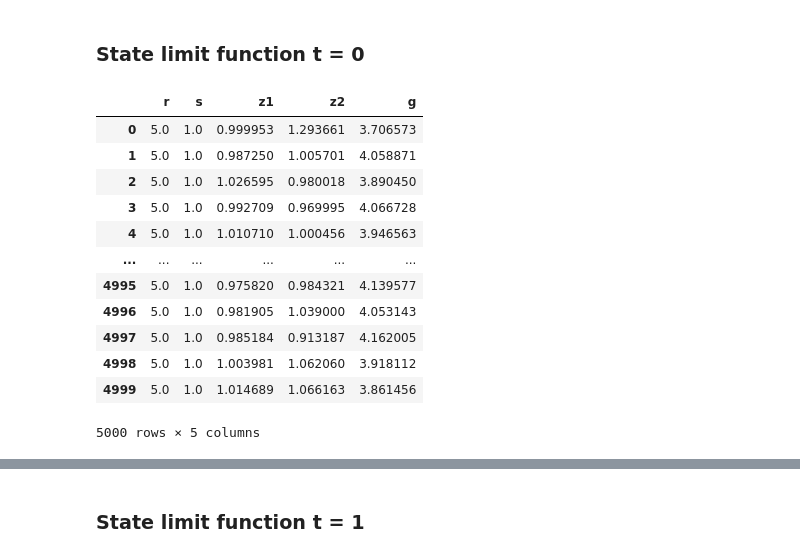
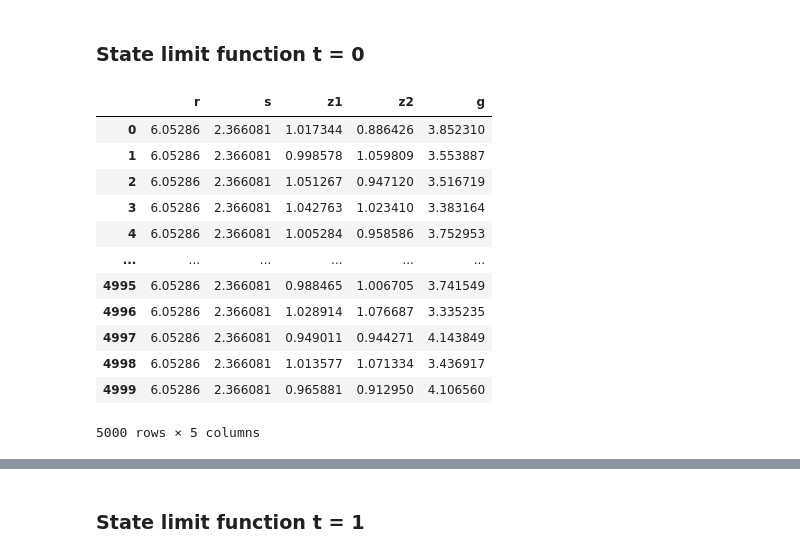
Before and after one commit to Pesquisa-UFCAT/2024-1_victor_hugo_renata_maria, a Jupyter notebook: toy_problem/charts_1.ipynb, the cells around one changed output, grey strips where cells are left out. Drawn from its saved outputs; the diff is of its cells as text; code cells hidden in the pictures.

```diff
--- a/toy_problem/charts_1.ipynb
+++ b/toy_problem/charts_1.ipynb
@@ -12,20 +13,25 @@ import numpy as np
 ### State limit function t = 0
 # %%
 n_latent_samples = 5000
-x = np.array([[5, 2]])
-y, df = state_limit_function_time(x, n_latent_samples, t=0)
-df[0]
+n_samples = 10
+r   = Normal(loc = 5., scale=0.8)
+s   = Normal(loc = 2., scale=0.6)
+joint = JointIndependent(marginals=[r, s])
+x_val = joint.rvs(n_samples)
+y, df = state_limit_function_time(x_val, n_latent_samples, t=0)
-# %% [output]
-|  | r | s | z1 | z2 | g |
-| 0 | 5.0 | 1.0 | 0.999953 | 1.293661 | 3.706573 |
-| 1 | 5.0 | 1.0 | 0.987250 | 1.005701 | 4.058871 |
-| 2 | 5.0 | 1.0 | 1.026595 | 0.980018 | 3.890450 |
-| 3 | 5.0 | 1.0 | 0.992709 | 0.969995 | 4.066728 |
-| 4 | 5.0 | 1.0 | 1.010710 | 1.000456 | 3.946563 |
-| ... | ... | ... | ... | ... | ... |
-| 4995 | 5.0 | 1.0 | 0.975820 | 0.984321 | 4.139577 |
-| 4996 | 5.0 | 1.0 | 0.981905 | 1.039000 | 4.053143 |
-| 4997 | 5.0 | 1.0 | 0.985184 | 0.913187 | 4.162005 |
-| 4998 | 5.0 | 1.0 | 1.003981 | 1.062060 | 3.918112 |
-| 4999 | 5.0 | 1.0 | 1.014689 | 1.066163 | 3.861456 |
-5000 rows × 5 columns
+# %%
+df[1]
+# %% [output]
+|  | r | s | z1 | z2 | g |
+| 0 | 6.05286 | 2.366081 | 1.017344 | 0.886426 | 3.852310 |
+| 1 | 6.05286 | 2.366081 | 0.998578 | 1.059809 | 3.553887 |
+| 2 | 6.05286 | 2.366081 | 1.051267 | 0.947120 | 3.516719 |
+| 3 | 6.05286 | 2.366081 | 1.042763 | 1.023410 | 3.383164 |
+| 4 | 6.05286 | 2.366081 | 1.005284 | 0.958586 | 3.752953 |
+| ... | ... | ... | ... | ... | ... |
+| 4995 | 6.05286 | 2.366081 | 0.988465 | 1.006705 | 3.741549 |
+| 4996 | 6.05286 | 2.366081 | 1.028914 | 1.076687 | 3.335235 |
+| 4997 | 6.05286 | 2.366081 | 0.949011 | 0.944271 | 4.143849 |
+| 4998 | 6.05286 | 2.366081 | 1.013577 | 1.071334 | 3.436917 |
+| 4999 | 6.05286 | 2.366081 | 0.965881 | 0.912950 | 4.106560 |
+5000 rows × 5 columns
```
Also changed, not shown: parts of 3 cells of this notebook.
